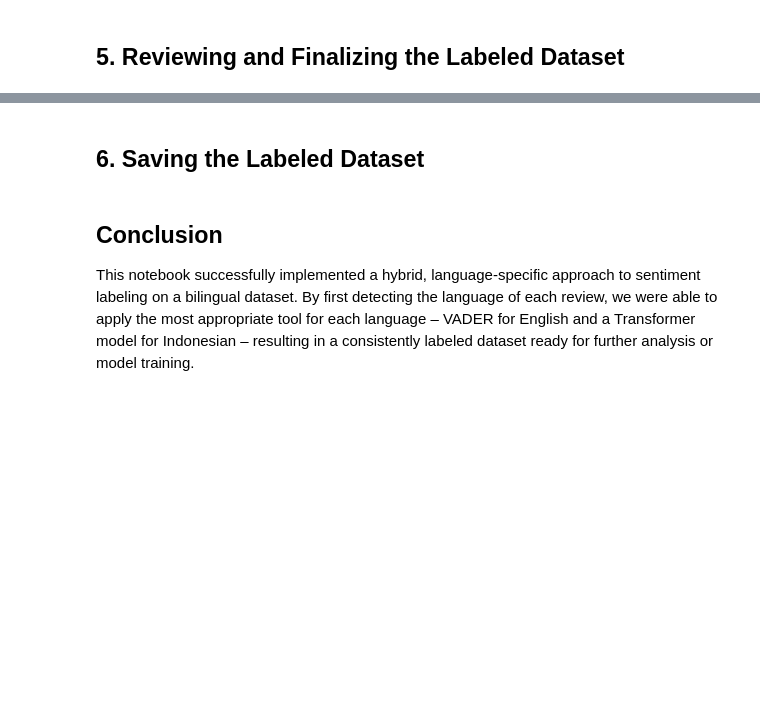
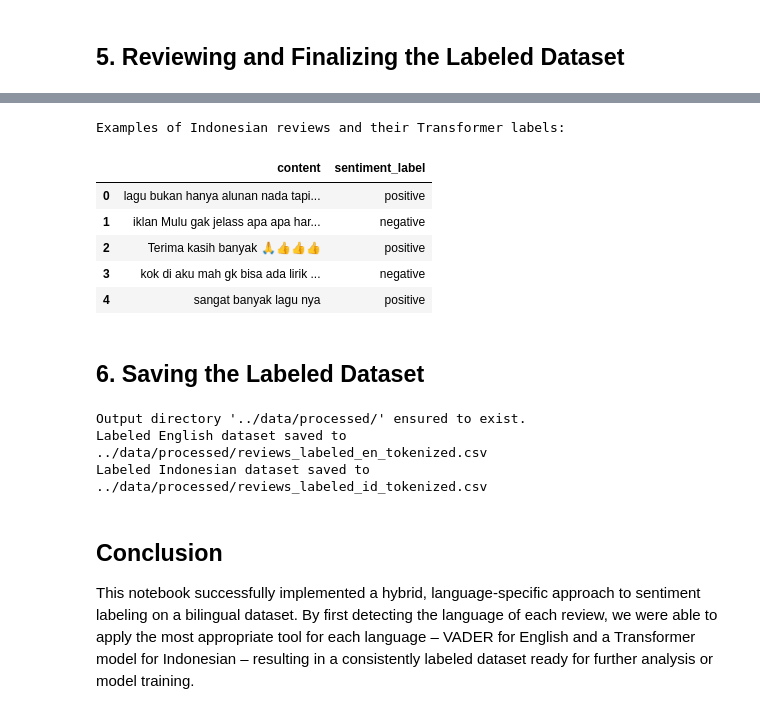
Before and after one commit to notnsas/data-science-capstone-project-college, a Jupyter notebook: notebooks/04_programmatic_labeling_bilingual.ipynb, the cells around one changed output, grey strips where cells are left out. Cells and saved outputs as stored; diff of their text form; code cells hidden in the pictures; blank space fills up the shorter version.

Commit message:
penyesuaian kode di bagian 5. Reviewing and Finalizing the Labeled Dataset

```diff
--- a/notebooks/04_programmatic_labeling_bilingual.ipynb
+++ b/notebooks/04_programmatic_labeling_bilingual.ipynb
@@ -607,7 +638,16 @@ display(df[df['language'] == 'en'][['content', 'sentiment_label']].head())
 # %%
 # Display a few examples of Indonesian reviews and their Transformer-generated labels
 print("\nExamples of Indonesian reviews and their Transformer labels:")
-display(df[df['language'] == 'id'][['content', 'sentiment_label']].head())
+# display(df[df['language'] == 'id'][['content', 'sentiment_label']].head())
+display(df_id[['content', 'sentiment_label']].head())
+# %% [output]
+Examples of Indonesian reviews and their Transformer labels:
+|  | content | sentiment_label |
+| 0 | lagu bukan hanya alunan nada tapi... | positive |
+| 1 | iklan Mulu gak jelass apa apa har... | negative |
+| 2 | Terima kasih banyak 🙏👍👍👍 | positive |
+| 3 | kok di aku mah gk bisa ada lirik ... | negative |
+| 4 | sangat banyak lagu nya | positive |
 # %% [markdown]
 ## **6. Saving the Labeled Dataset**
 # %%
@@ -618,36 +658,40 @@ output_dir = '../data/processed/'
 output_path_en = os.path.join(output_dir, 'reviews_labeled_en_tokenized.csv')
 output_path_id = os.path.join(output_dir, 'reviews_labeled_id_tokenized.csv')
 
-output_path_other = os.path.join(output_dir, 'reviews_labeled_other_languages.csv') # To save other languages
+# output_path_other = os.path.join(output_dir, 'reviews_labeled_other_languages.csv') # To save other languages
 
 # Create the output directory if it doesn't exist
 os.makedirs(output_dir, exist_ok=True)
 print(f"Output directory '{output_dir}' ensured to exist.")
 
-# Filter the DataFrame by language
-df_en_labeled = df[df['language'] == 'en']
-df_id_labeled = df[df['language'] == 'id']
-df_other_languages = df[~df['language'].isin(['en', 'id'])]
+# # Filter the DataFrame by language - this is no longer needed as we have separate dataframes
+# df_en_labeled = df[df['language'] == 'en']
+# df_id_labeled = df[df['language'] == 'id']
+# df_other_languages = df[~df['language'].isin(['en', 'id'])]
 
 
 # Save the labeled DataFrames to separate CSV files
 try:
-    df_en_labeled.to_csv(output_path_en, index=False)
+    df_en.to_csv(output_path_en, index=False)
     print(f"Labeled English dataset saved to {output_path_en}")
 except Exception as e:
     print(f"Error saving English dataset: {e}")
 
 try:
-    df_id_labeled.to_csv(output_path_id, index=False)
+    df_id.to_csv(output_path_id, index=False)
     print(f"Labeled Indonesian dataset saved to {output_path_id}")
 except Exception as e:
     print(f"Error saving Indonesian dataset: {e}")
 
-try:
-    df_other_languages.to_csv(output_path_other, index=False)
-    print(f"Labeled other languages dataset saved to {output_path_other}")
-except Exception as e:
-    print(f"Error saving other languages dataset: {e}")
+# try:
+#     df_other_languages.to_csv(output_path_other, index=False)
+#     print(f"Labeled other languages dataset saved to {output_path_other}")
+# except Exception as e:
+#     print(f"Error saving other languages dataset: {e}")
+# %% [output]
+Output directory '../data/processed/' ensured to exist.
+Labeled English dataset saved to ../data/processed/reviews_labeled_en_tokenized.csv
+Labeled Indonesian dataset saved to ../data/processed/reviews_labeled_id_tokenized.csv
 # %% [markdown]
 ## **Conclusion**
 
```
Also changed, not shown: parts of 3 cells of this notebook.
